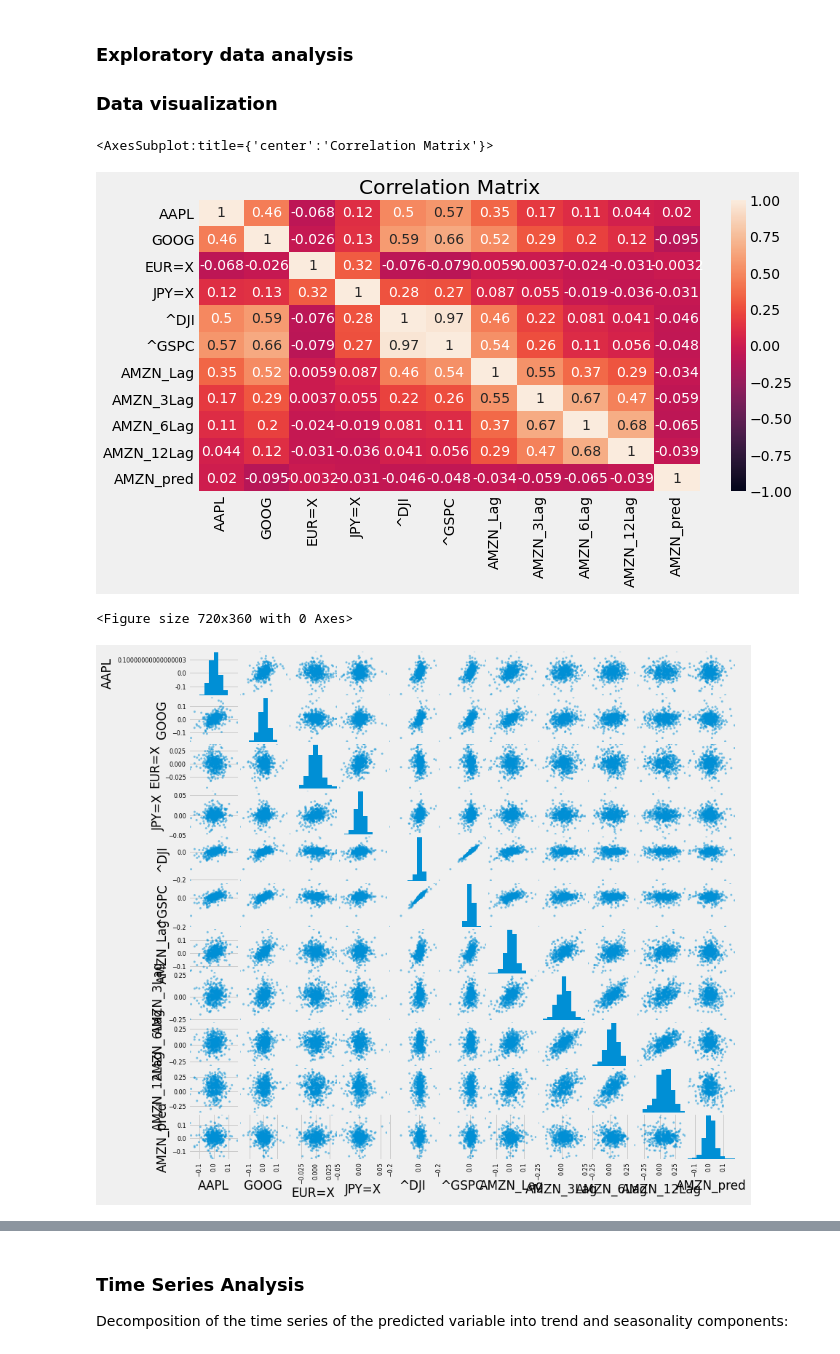
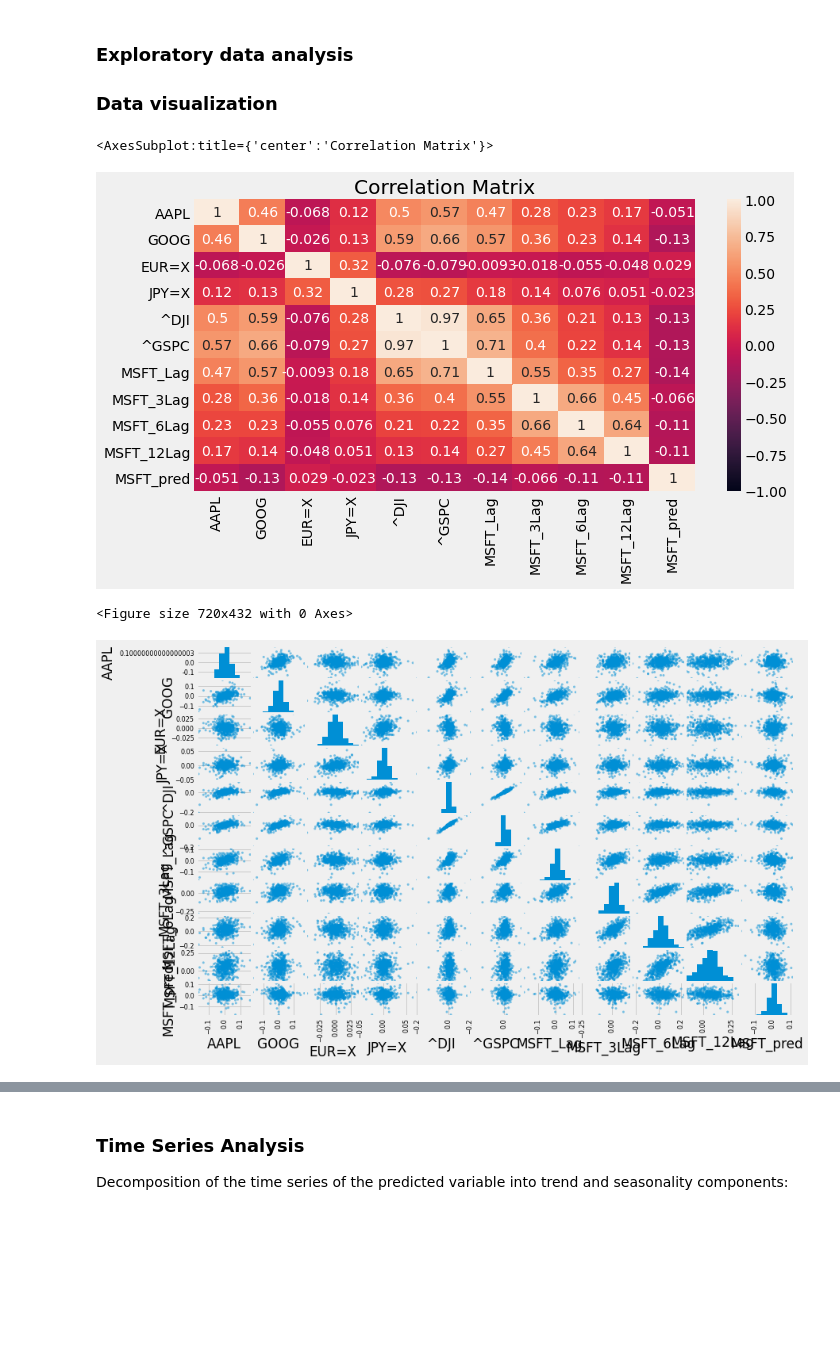
Before and after one commit to somyapanda/Project_2, a Jupyter notebook: Somya/stock_predictions_final.ipynb, the cells around one changed output, grey strips where cells are left out. Saved outputs shown, nothing was run; the diff lists cells and outputs as text; code cells hidden in the pictures; blank space fills up the shorter version.

Commit message:
This commit contains Jupyter notebook:
- stock prediction using closing price
- stock sentiment analysis
- stock volatility

```diff
--- a/Somya/stock_predictions_final.ipynb
+++ b/Somya/stock_predictions_final.ipynb
@@ -7,6 +29,6 @@ The data shows the stock price of Amazon.com, Inc(AMZN) from 2011-01-01 till 201
 # %%
-COMPANY_NAME = 'Amazon.com, Inc'
-STOCK_TICKER = 'AMZN'
+COMPANY_NAME = 'Microsoft Corporation'
+STOCK_TICKER = 'MSFT'
 START_DATE = '2011-01-01'
 END_DATE = '2021-05-31'
 # %% [markdown]
@@ -466,12 +468,12 @@ X1 = np.log(stk_data.loc[:, ('Close', ('AAPL', 'GOOG'))]).diff(return_period)
 X1.columns = X1.columns.droplevel()
 X2 = np.log(ccy_data['Close']).diff(return_period)
 X3 = np.log(idx_data['Close']).diff(return_period)
-X4 = pd.concat([np.log(stk_data.loc[:, ('Close', 'AMZN')]).diff(r) for r in [return_period, return_period*3, return_period*6, return_period*12]], axis=1).dropna()
-X4.columns = ['AMZN_Lag', 'AMZN_3Lag', 'AMZN_6Lag', 'AMZN_12Lag']
+X4 = pd.concat([np.log(stk_data.loc[:, ('Close', 'MSFT')]).diff(r) for r in [return_period, return_period*3, return_period*6, return_period*12]], axis=1).dropna()
+X4.columns = ['MSFT_Lag', 'MSFT_3Lag', 'MSFT_6Lag', 'MSFT_12Lag']
 
 
 X = pd.concat([X1, X2, X3, X4], axis=1)
-Y = np.log(stk_data.loc[:, ('Close', 'AMZN')]).diff(return_period).shift(-return_period)
+Y = np.log(stk_data.loc[:, ('Close', 'MSFT')]).diff(return_period).shift(-return_period)
 Y.name = Y.name[-1]+'_pred'
 
 df = pd.concat([X, Y], axis=1).dropna().iloc[::return_period, :]
@@ -536,14 +538,14 @@ plt.title('Correlation Matrix')
 sns.heatmap(correlation, vmin=-1, vmax=1, annot=True)
 # %% [output]
 <AxesSubplot:title={'center':'Correlation Matrix'}>
-[figure, old version]
+[figure, new version]
 # %%
-plt.figure(figsize=(10,5))
-scatter_matrix(df, figsize=(12, 12))
+plt.figure(figsize=(10,6))
+scatter_matrix(df, figsize=(12, 8))
 plt.show()
 # %% [output]
-<Figure size 720x360 with 0 Axes>
+<Figure size 720x432 with 0 Axes>
-[figure, old version]
+[figure, new version]
 # %%
 df.plot(kind='density', subplots=True, layout=(4,4), sharex=True, legend=True, fontsize=1, figsize=(15,15))
 plt.show()
```
Also changed, not shown: parts of 50 cells of this notebook, 17 other files.
